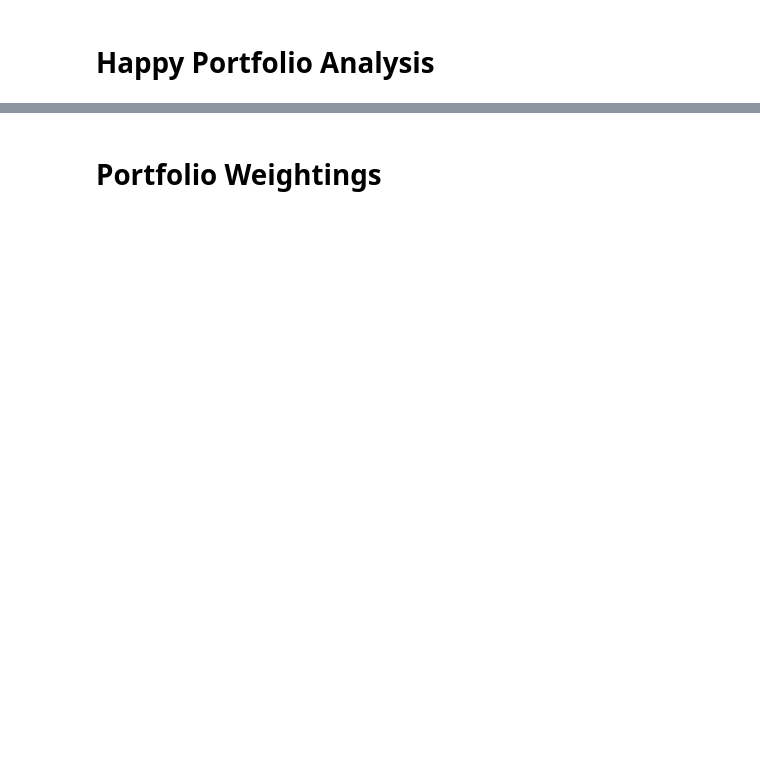
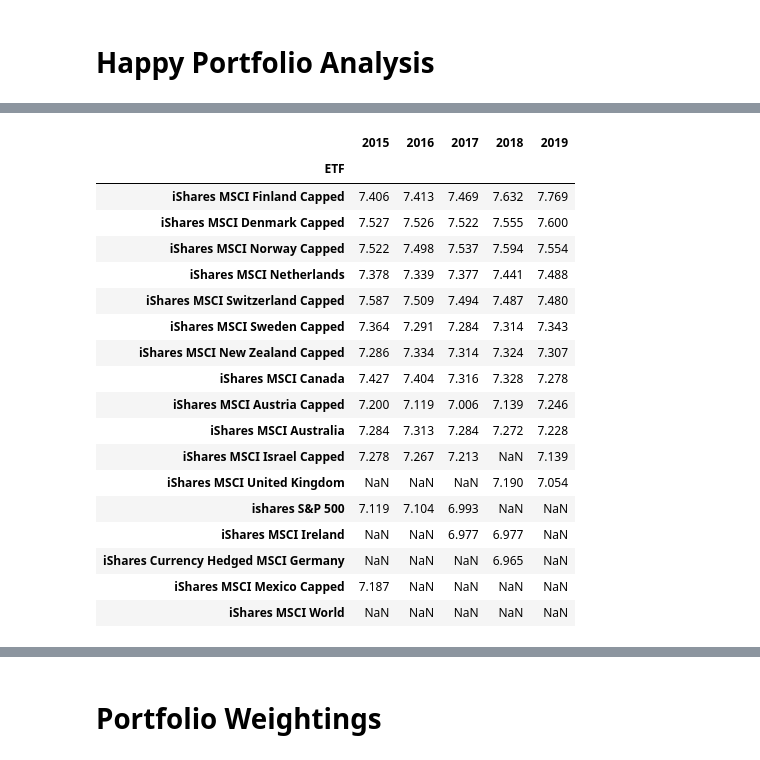
Before and after one commit to tnmercer/group_repo, a Jupyter notebook: main_notebook.ipynb, the cells around one changed output, grey strips where cells are left out. Cells and saved outputs as stored; diff of their text form; code cells hidden in the pictures; blank space fills up the shorter version.

```diff
--- a/main_notebook.ipynb
+++ b/main_notebook.ipynb
@@ -58,3 +93,8 @@ etf_country_map = {
     "Mexico":"iShares MSCI Mexico Capped",
     "Benchmark":"iShares MSCI World"
 }
+# %%
+etf_country_map_df = pd.DataFrame.from_dict(etf_country_map, orient='index')
+etf_country_map_df.columns = ["ETF"]
+etf_country_map_df.index.name = "Country"
+etf_country_map_df
@@ -60,0 +121,28 @@ etf_country_map = {
+# %%
+country_etf_combined = pd.merge(etf_country_map_df, wh_2015_2019_df,on='Country', how='outer')
+
+country_etf_combined.set_index('ETF', inplace=True)
+columns = [2015,2016,2017,2018,2019]
+country_etf_combined.columns = columns
+
+country_etf_combined
+# %% [output]
+|  | 2015 | 2016 | 2017 | 2018 | 2019 |
+| ETF |  |  |  |  |  |
+| iShares MSCI Finland Capped | 7.406 | 7.413 | 7.469 | 7.632 | 7.769 |
+| iShares MSCI Denmark Capped | 7.527 | 7.526 | 7.522 | 7.555 | 7.600 |
+| iShares MSCI Norway Capped | 7.522 | 7.498 | 7.537 | 7.594 | 7.554 |
+| iShares MSCI Netherlands | 7.378 | 7.339 | 7.377 | 7.441 | 7.488 |
+| iShares MSCI Switzerland Capped | 7.587 | 7.509 | 7.494 | 7.487 | 7.480 |
+| iShares MSCI Sweden Capped | 7.364 | 7.291 | 7.284 | 7.314 | 7.343 |
+| iShares MSCI New Zealand Capped | 7.286 | 7.334 | 7.314 | 7.324 | 7.307 |
+| iShares MSCI Canada | 7.427 | 7.404 | 7.316 | 7.328 | 7.278 |
+| iShares MSCI Austria Capped | 7.200 | 7.119 | 7.006 | 7.139 | 7.246 |
+| iShares MSCI Australia | 7.284 | 7.313 | 7.284 | 7.272 | 7.228 |
+| iShares MSCI Israel Capped | 7.278 | 7.267 | 7.213 | NaN | 7.139 |
+| iShares MSCI United Kingdom | NaN | NaN | NaN | 7.190 | 7.054 |
+| ishares S&P 500 | 7.119 | 7.104 | 6.993 | NaN | NaN |
+| iShares MSCI Ireland | NaN | NaN | 6.977 | 6.977 | NaN |
+| iShares Currency Hedged MSCI Germany | NaN | NaN | NaN | 6.965 | NaN |
+| iShares MSCI Mexico Capped | 7.187 | NaN | NaN | NaN | NaN |
+| iShares MSCI World | NaN | NaN | NaN | NaN | NaN |
```
Also changed, not shown: parts of 19 cells of this notebook.
